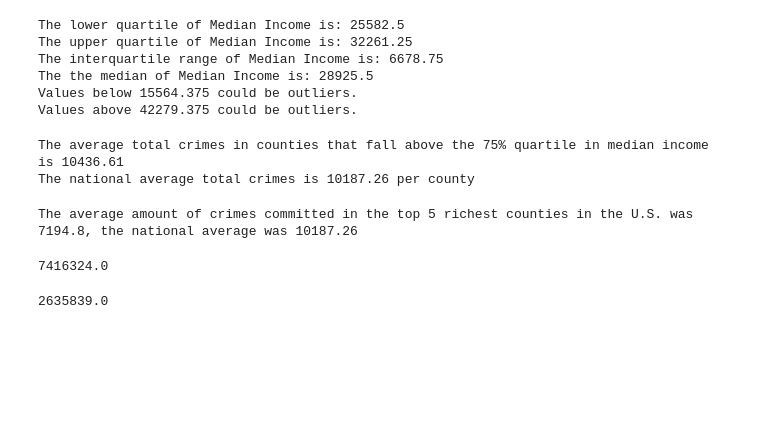
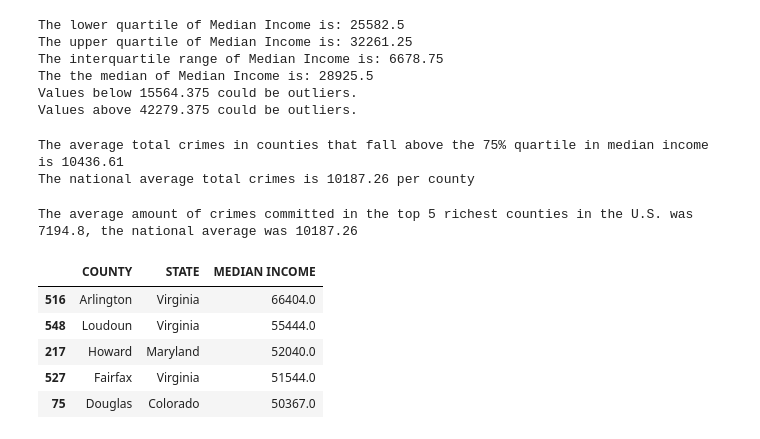
Before and after one commit to melindaeudy/Project_1, a Jupyter notebook: DataAnalysis.ipynb, the cells around one changed output. Cells and saved outputs as stored; diff of their text form; code cells hidden in the pictures; blank space fills up the shorter version.

```diff
--- a/DataAnalysis.ipynb
+++ b/DataAnalysis.ipynb
@@ -898,16 +811,13 @@ The national average total crimes is 10187.26 per county
 # %%
 richest = merged_Crime_df.nlargest(5, 'MEDIAN INCOME')
 
 print(f'The average amount of crimes committed in the top 5 richest counties in the U.S. was {round(richest["TOTAL CRIMES"].mean(),2)}, the national average was {round(merged_Crime_df["TOTAL CRIMES"].mean(),2)}')
+richest[["COUNTY", "STATE", "MEDIAN INCOME"]]
 # %% [output]
 The average amount of crimes committed in the top 5 richest counties in the U.S. was 7194.8, the national average was 10187.26
+|  | COUNTY | STATE | MEDIAN INCOME |
+| 516 | Arlington | Virginia | 66404.0 |
+| 548 | Loudoun | Virginia | 55444.0 |
+| 217 | Howard | Maryland | 52040.0 |
+| 527 | Fairfax | Virginia | 51544.0 |
+| 75 | Douglas | Colorado | 50367.0 |
-# %%
-merged_Crime_df["TOTAL CRIMES"].sum()
-# %% [output]
-7416324.0
-# %%
-ap = above_pov[['MURDER', 'RAPE', 'ROBBERY','AGASSLT', 'BURGLRY', 'LARCENY', 'MVTHEFT', 'ARSON']].sum(axis=1)
-crimes_ap = ap.sum()
-crimes_ap
-# %% [output]
-2635839.0
```
Also changed, not shown: parts of 23 cells of this notebook.
